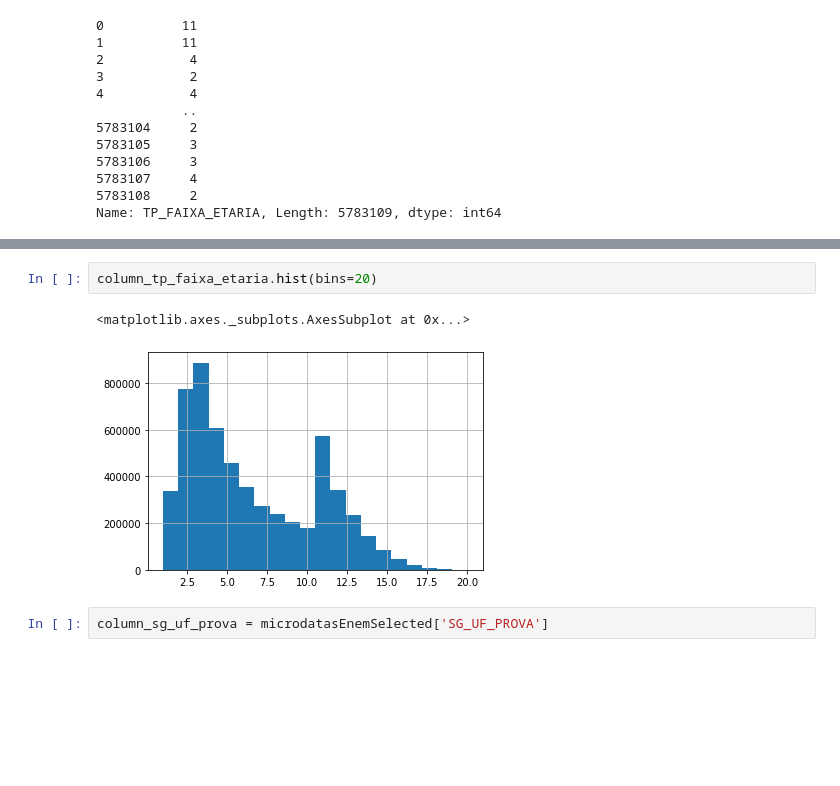
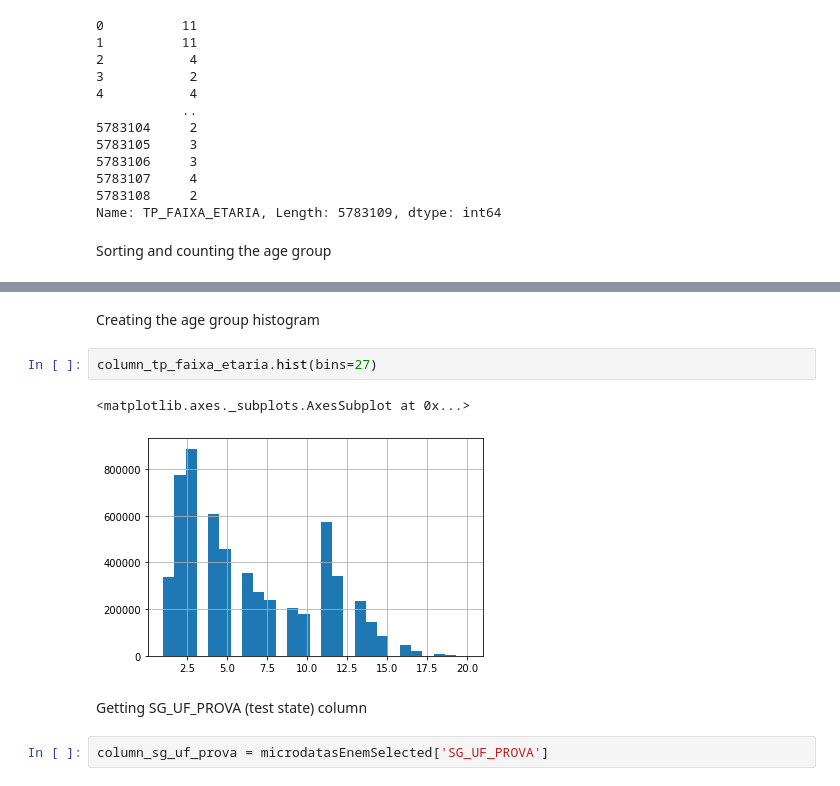
Before and after one commit to joaoeliandro/microdados_enem_analysis, a Jupyter notebook: analise_microdados_enem.ipynb, the cells around one changed output, grey strips where cells are left out. Cells and saved outputs as stored; diff of their text form; blank space fills up the shorter version.

```diff
--- a/analise_microdados_enem.ipynb
+++ b/analise_microdados_enem.ipynb
@@ -131,6 +139,8 @@ column_tp_faixa_etaria
 5783107     4
 5783108     2
 Name: TP_FAIXA_ETARIA, Length: 5783109, dtype: int64
+# %% [markdown]
+Sorting and counting the age group
 # %%
 column_tp_faixa_etaria.value_counts().sort_index()
 # %% [output]
@@ -151,11 +161,15 @@ column_tp_faixa_etaria.value_counts().sort_index()
 19      2693
 20       931
 Name: TP_FAIXA_ETARIA, dtype: int64
+# %% [markdown]
+Creating the age group histogram
 # %%
-column_tp_faixa_etaria.hist(bins=20)
+column_tp_faixa_etaria.hist(bins=27)
 # %% [output]
 <matplotlib.axes._subplots.AxesSubplot at 0x...>
-[figure, old version]
+[figure, new version]
+# %% [markdown]
+Getting SG_UF_PROVA (test state) column
 # %%
 column_sg_uf_prova = microdatasEnemSelected['SG_UF_PROVA']
 # %%
```
Also changed, not shown: parts of 44 cells of this notebook.
